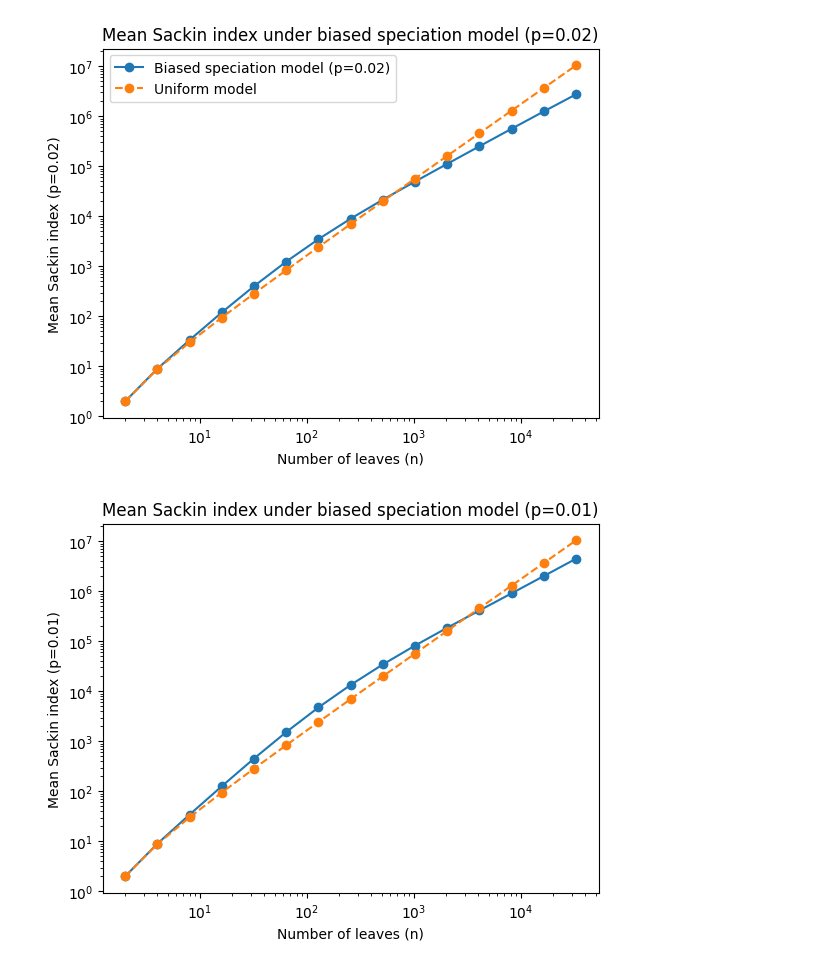
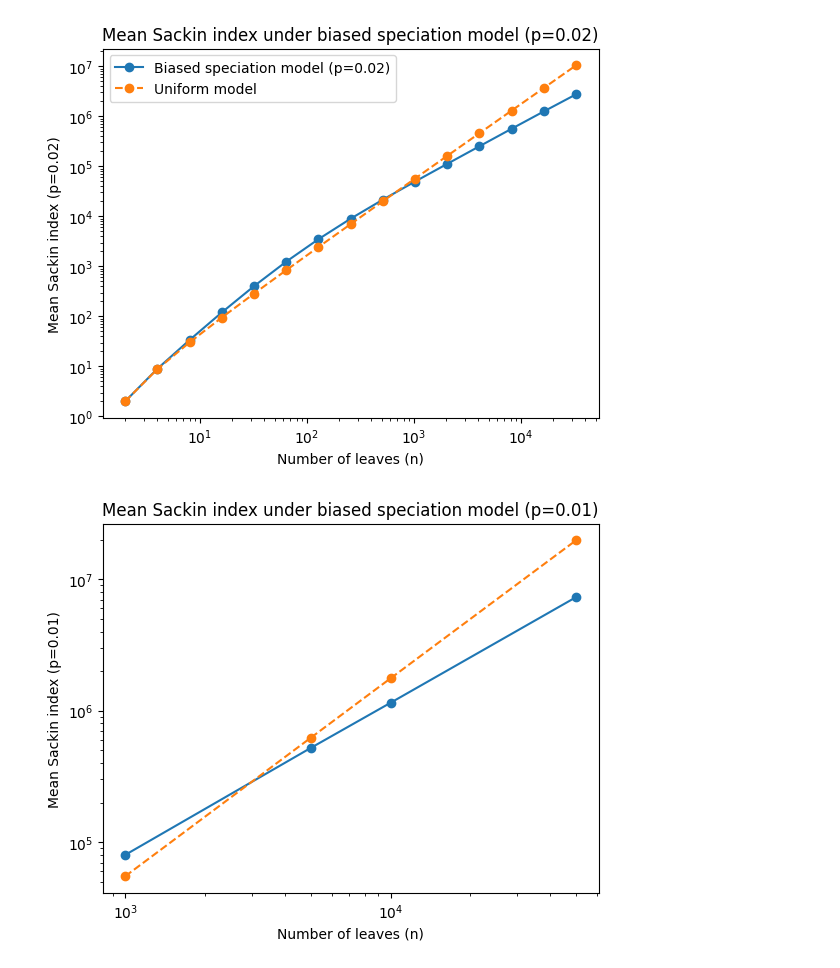
Before and after one commit to dbauman18/biased_speciation_calculation, a Jupyter notebook: biased_speciation.ipynb, the cells around one changed output. Saved outputs shown, nothing was run; the diff lists cells and outputs as text; code cells hidden in the pictures.

```diff
--- a/biased_speciation.ipynb
+++ b/biased_speciation.ipynb
@@ -487,22 +487,20 @@ plt.show()
 # %%
 # Time calculating the constant p model for p=0.5 and varying n
 
-import time
-
-n_values = [2, 4, 8, 16, 32, 64, 128, 256, 512, 1024, 2048, 4096, 8192, 16384, 32768]
+n_values = [1000, 5000, 10000, 50000]
 mean2 = []
 p = 0.01
 for n in n_values:
     mean2.append(sackin_mean_const_p(n, p))
 
 plt.plot(n_values, mean2, marker='o', label=f'Biased speciation model (p={p})')
 plt.plot(n_values, [sackin_uniform(n) for n in n_values], marker='o', linestyle='--', label='Uniform model')
 plt.xlabel('Number of leaves (n)')
 plt.ylabel(f'Mean Sackin index (p={p})')
 plt.title(f'Mean Sackin index under biased speciation model (p={p})')
 plt.xscale('log')
 plt.yscale('log')
 
 plt.show()
 # %% [output]
-[figure, old version]
+[figure, new version]
```
Also changed, not shown: parts of 4 cells of this notebook.
